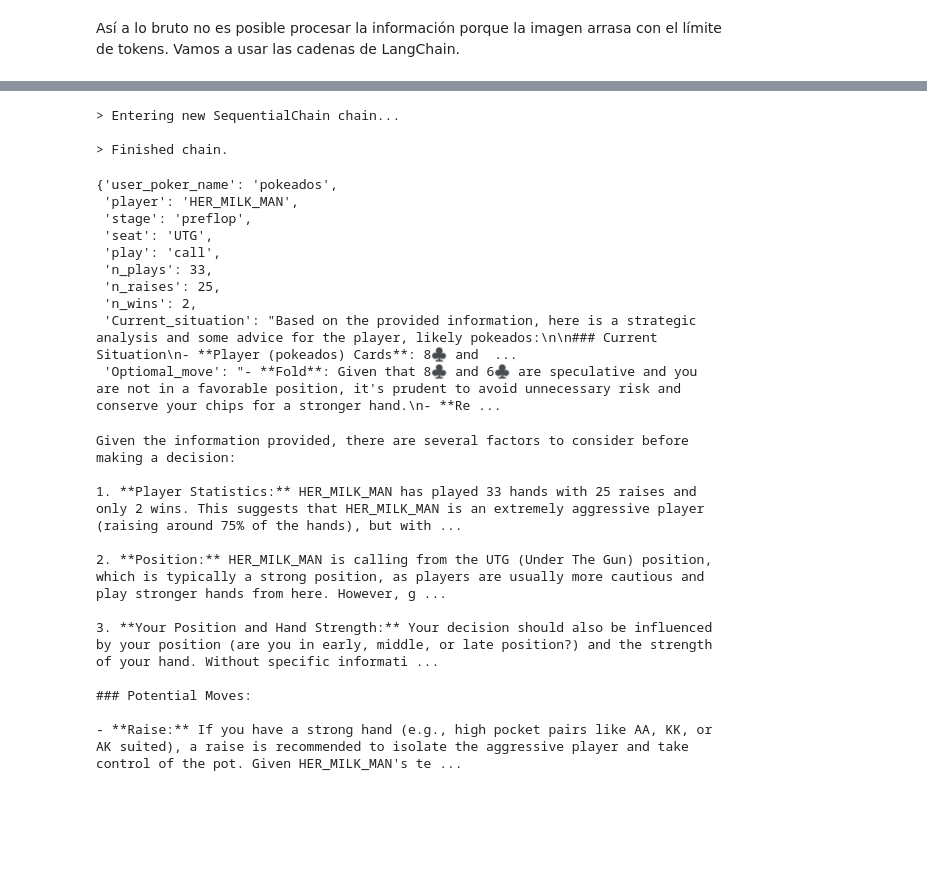
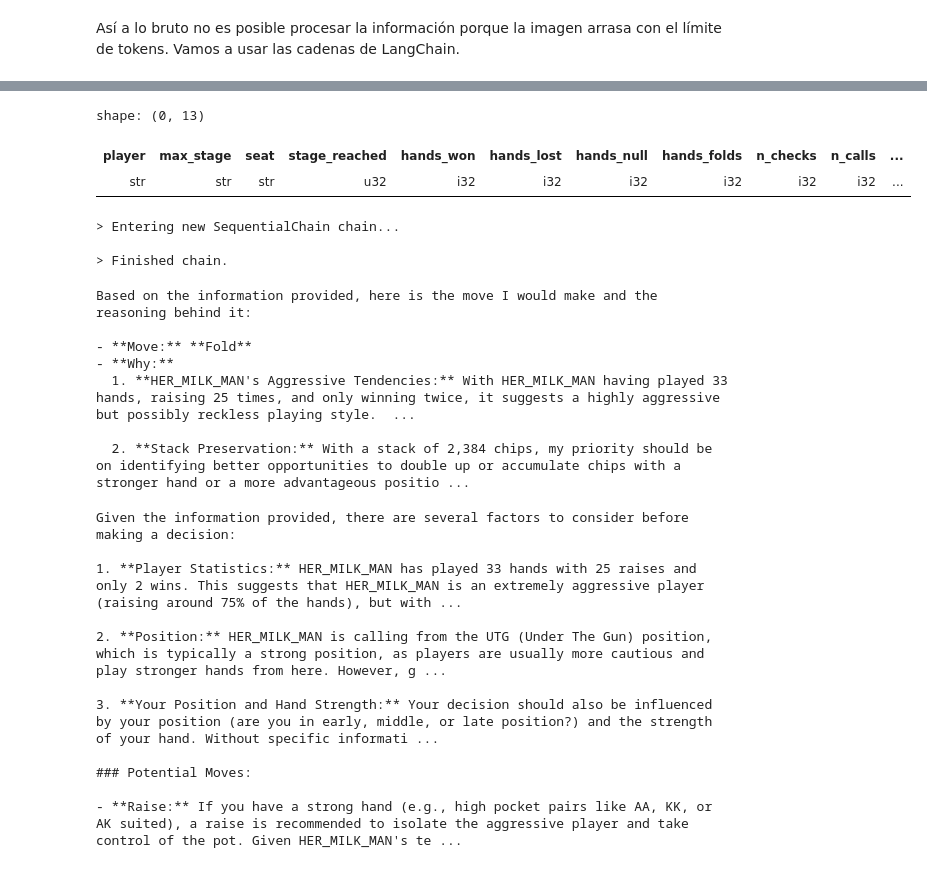
Before and after one commit to Yamilhb/gpt-poker-player, a Jupyter notebook: api/lang_nasty_tests.ipynb, the cells around one changed output, grey strips where cells are left out. Saved outputs shown, nothing was run; the diff lists cells and outputs as text; code cells hidden in the pictures; blank space fills up the shorter version.

```diff
--- a/api/lang_nasty_tests.ipynb
+++ b/api/lang_nasty_tests.ipynb
@@ -108,3 +214,19 @@ chain1 = LLMChain(llm=llm, prompt=infromacion_mesa, output_key="Current_situatio
+# %%
+# EXTRACCIÓN DE ESTADÍSTICA DE JUGADORES
+by_stage = pl.read_parquet(f'{TAB_DIR}/by_stage.parquet')
+stages_reached = pl.read_parquet(f'{TAB_DIR}/stages_reached.parquet')
+
+by_stage=by_stage.join(pl.DataFrame(dic_players)
+    , on=['player', 'seat','stage'], how="inner", coalesce=True)
+
+stages_reached=stages_reached.join(pl.DataFrame(dic_players)
+    , on=['player', 'seat'], how="inner", coalesce=True)
+# %%
+stages_reached
+# %% [output]
+shape: (0, 13)
+| player | max_stage | seat | stage_reached | hands_won | hands_lost | hands_null | hands_folds | n_checks | n_calls | ... |
+| str | str | str | u32 | i32 | i32 | i32 | i32 | i32 | i32 | ... |
 # %%
 # SEGUNDA CADENA
 
@@ -132,7 +254,7 @@ final_chain = SequentialChain(
     verbose=True
 )
 # %%
-final_chain({'user_poker_name':'pokeados',
+conclusion = final_chain({'user_poker_name':'pokeados',
              'player':'HER_MILK_MAN',
              'stage':'preflop',
              'seat':'UTG',
@@ -145,16 +267,16 @@ final_chain({'user_poker_name':'pokeados',
 > Entering new SequentialChain chain...
 
 > Finished chain.
-{'user_poker_name': 'pokeados',
- 'player': 'HER_MILK_MAN',
- 'stage': 'preflop',
- 'seat': 'UTG',
- 'play': 'call',
- 'n_plays': 33,
- 'n_raises': 25,
- 'n_wins': 2,
- 'Current_situation': "Based on the provided information, here is a strategic analysis and some advice for the player, likely pokeados:\n\n### Current Situation\n- **Player (pokeados) Cards**: 8♣ and  ...
- 'Optiomal_move': "- **Fold**: Given that 8♣ and 6♣ are speculative and you are not in a favorable position, it's prudent to avoid unnecessary risk and conserve your chips for a stronger hand.\n- **Re ...
+# %%
+print(conclusion['Optiomal_move'])
+# %% [output]
+Based on the information provided, here is the move I would make and the reasoning behind it:
+
+- **Move:** **Fold**
+- **Why:**
+  1. **HER_MILK_MAN's Aggressive Tendencies:** With HER_MILK_MAN having played 33 hands, raising 25 times, and only winning twice, it suggests a highly aggressive but possibly reckless playing style.  ...
+
+  2. **Stack Preservation:** With a stack of 2,384 chips, my priority should be on identifying better opportunities to double up or accumulate chips with a stronger hand or a more advantageous positio ...
 # %%
 imag = mpimg.imread(image_path)
 plt.imshow(imag)
```
Also changed, not shown: parts of 7 cells of this notebook, 3 other files.
